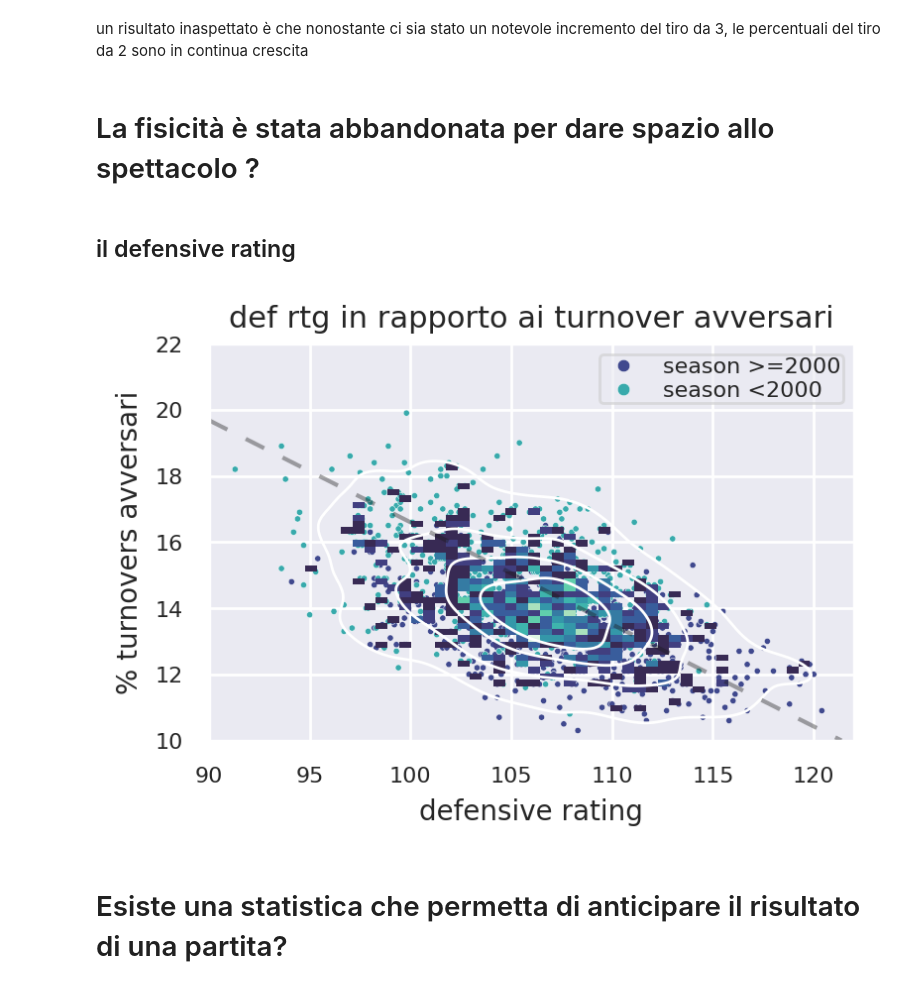
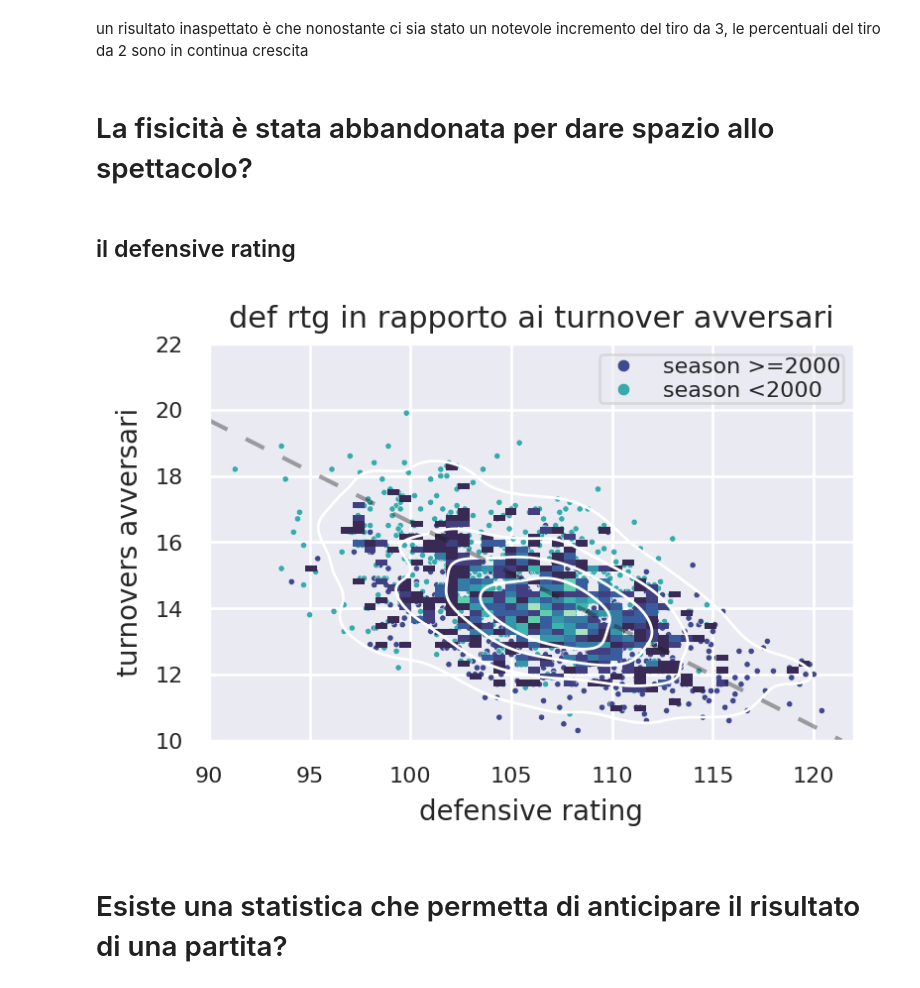
Before and after one commit to enricotazzer/progettinodatascience, a Jupyter notebook: progetto datascience/presentazione.ipynb, the cells around one changed output. Cells and saved outputs as stored; diff of their text form; code cells hidden in the pictures.

```diff
--- a/progetto datascience/presentazione.ipynb
+++ b/progetto datascience/presentazione.ipynb
@@ -120,34 +120,34 @@ plt.show()
 # %% [markdown]
 un risultato inaspettato è che nonostante ci sia stato un notevole incremento del tiro da 3, le percentuali del tiro da 2 sono in continua crescita
 # %% [markdown]
-# La fisicità è stata abbandonata per dare spazio allo spettacolo ?
+# La fisicità è stata abbandonata per dare spazio allo spettacolo?
 # %% [markdown]
 ## il defensive rating
 # %%
 summary = pd.read_parquet(os.path.join('team_summary.parquet'))
 total = pd.read_csv(os.path.join('nba', 'Team Totals.csv'))
 defense = total.merge(summary).loc[:,['season', 'abbreviation','drb','orb','trb', 'stl', 'blk','tov', 'pf','o_rtg', 'd_rtg','n_rtg','opp_e_fg_percent','opp_tov_percent','opp_drb_percent']]
 
 #cmap = sns.cubehelix_palette(start=.5, rot=-.5, as_cmap=True)
 f, ax = plt.subplots(figsize=(4.2,2.6))
 a = sns.scatterplot(defense, x='d_rtg', y='opp_tov_percent', hue=defense['season']<2000, s=5,palette='mako')
 handles, labels = a.get_legend_handles_labels()
 ax.legend(handles=handles, labels=['season >=2000', 'season <2000'], markerscale=2, framealpha=0.6, borderpad=0.1, labelspacing=0.2, fontsize=8)
 sns.histplot(defense, x='d_rtg', y='opp_tov_percent', bins=50, pthresh=.1, cmap='mako')
 sns.kdeplot(defense, x='d_rtg', y='opp_tov_percent', levels=5, color="w", linewidths=1)
 start = (np.min(defense['d_rtg'])+10, np.max(defense['opp_tov_percent']))
 end = (np.max(defense['d_rtg']), np.min(defense['opp_tov_percent']))
 plt.axline(start, end, color="k", linestyle=(0, (5, 5)), alpha=0.39)
-ax.set_ylabel('% turnovers avversari',fontsize=10)
+ax.set_ylabel('turnovers avversari',fontsize=10)
 ax.set_xlabel('defensive rating',fontsize=10)
 ax.set_title('def rtg in rapporto ai turnover avversari', fontsize=11)
 ax.tick_params(axis='both', which='major', labelsize=8)
 ax.tick_params(axis='both', which='minor', labelsize=8)
 ax.set_xlim(90,122)
 ax.set_ylim(10,22)
 plt.savefig('plots/defrtg.png')
 # %% [output]
-[figure, old version]
+[figure, new version]
 # %% [markdown]
 # Esiste una statistica che permetta di anticipare il risultato di una partita?
 # %% [markdown]
```
Also changed, not shown: parts of 4 cells of this notebook, 1 other file.
